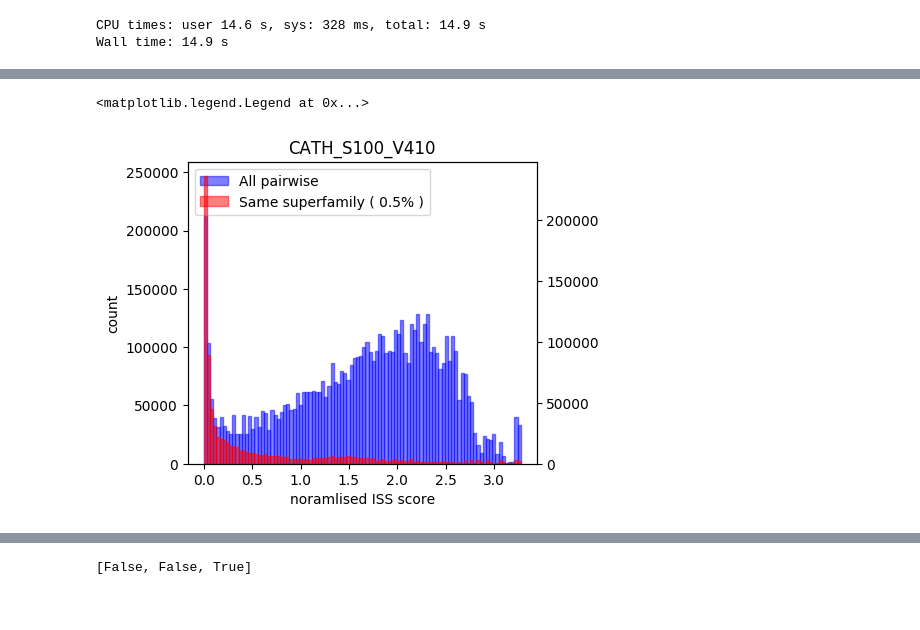
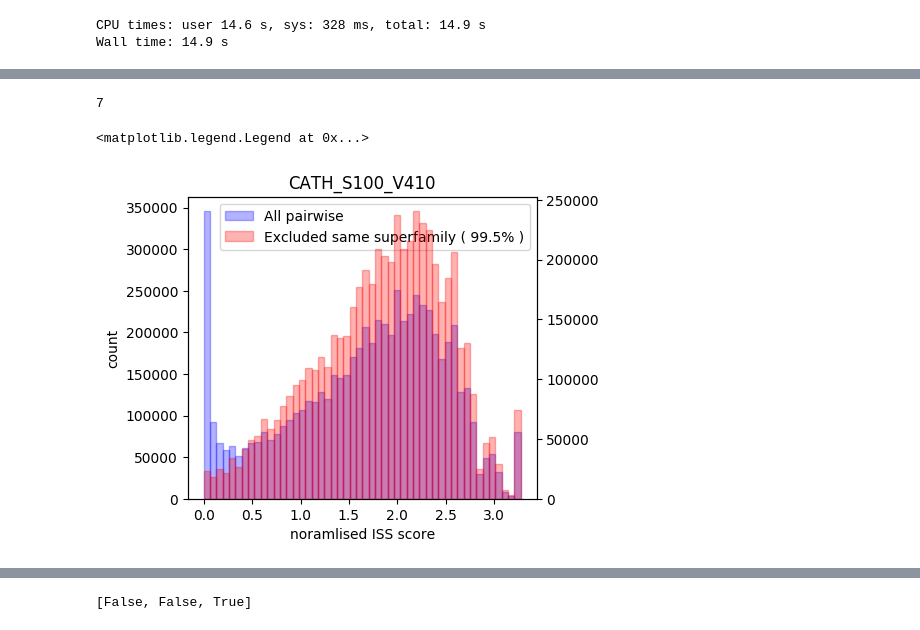
Before and after one commit to CATH-summer-2017/django_CATH, a Jupyter notebook: dbscript/hmmview2.ipynb, the cells around one changed output, grey strips where cells are left out. Cells and saved outputs as stored; diff of their text form; code cells hidden in the pictures.

Commit message:
wokring on visualisation and pipeline

```diff
--- a/dbscript/hmmview2.ipynb
+++ b/dbscript/hmmview2.ipynb
@@ -503,0 +508,9 @@ Wall time: 11.4 s
+# %%
+%%time
+dct = classification.objects.in_bulk(sfs)
+sf_db = [dct[sfi] for sfi in sfs]
+sfs_db = [dct[sfi] for sfi in sfs]
+
+topo_db = [x.parent for x in sf_db]
+arch_db = [x.parent for x in topo_db]
+class_db = [x.parent for x in arch_db]
@@ -542,3 +792,7 @@ Wall time: 14.9 s
+# %%
+len(sfbools)//sum(sfbools)
+# %% [output]
+7
 # %%
 import matplotlib
 %matplotlib inline
@@ -555,7 +809,7 @@ kwargs = {'ylabel':'count',
           'xlabel':'noramlised ISS score',
          'title':'CATH_S100_V410',
          }
-plt.close()
+plt.close('all')
 siz = [450,400]
 DPI=100.
 fig = plt.figure(figsize = [x/float(DPI) for x in siz], dpi=DPI)
@@ -572,46 +826,48 @@ kargs = {'label':lbl}
 
 vals = np.ma.array(vdata,mask = None)
 
-binsA1 = ax1.hist( vals,100,
+binsA1 = ax1.hist( vals,50,
     edgecolor = 'b',facecolor = 'b',
     # edgecolor = 'r',facecolor = 'r',
 #     marker ='o',
     # c = colors,
 #      s =100,
-     alpha = 0.5,
+     alpha = 0.3,
      **kargs
 #     label = ''
      )
 
 
 
-lbl = 'Same superfamily ( 0.5% )'
-vals = np.delete(np.array(vdata), (sfbools) )
+lbl = 'Excluded same superfamily ( 99.5% )'
+# vals = np.delete(np.array(vdata), (sfbools) )
+vals = np.array(vdata)[notlist(sfbools)]
+
 
 kargs = {'label': lbl}
 
-vals = np.array(vdata)[sfbools]
+# vals = np.array(vdata)[sfbools]
 
-binsB1 = ax1b.hist( vals,100,
+binsB1 = ax1b.hist( vals,50,
     edgecolor = 'r',facecolor = 'r',
     # edgecolor = 'r',facecolor = 'r',
 #     marker ='o',
     # c = colors,
 #      s =100,
-     alpha = 0.5,
+     alpha = 0.3,
      **kargs
      )
 lines, labels = ax1.get_legend_handles_labels()
 lines2, labels2 = ax1b.get_legend_handles_labels()
 
 ax1.legend(lines + lines2,
            labels + labels2,
-           loc = 2)
+           loc =0)
 # ax1.legend( )
 # ax1b.legend( )
 # ax1.legend( loc = 1)
 # ax1b.legend(loc = 2 )
 # plt.legend()
 # %% [output]
 <matplotlib.legend.Legend at 0x...>
-[figure, old version]
+[figure, new version]
```
Also changed, not shown: parts of 9 cells of this notebook, 2 other files.
